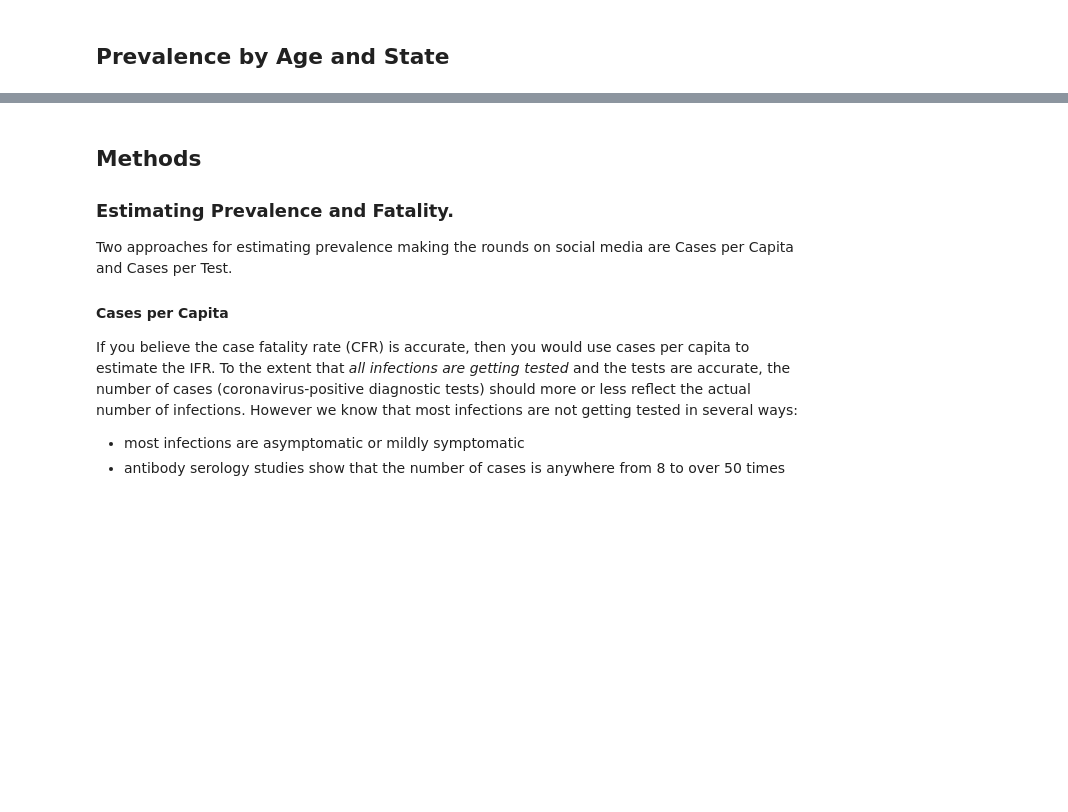
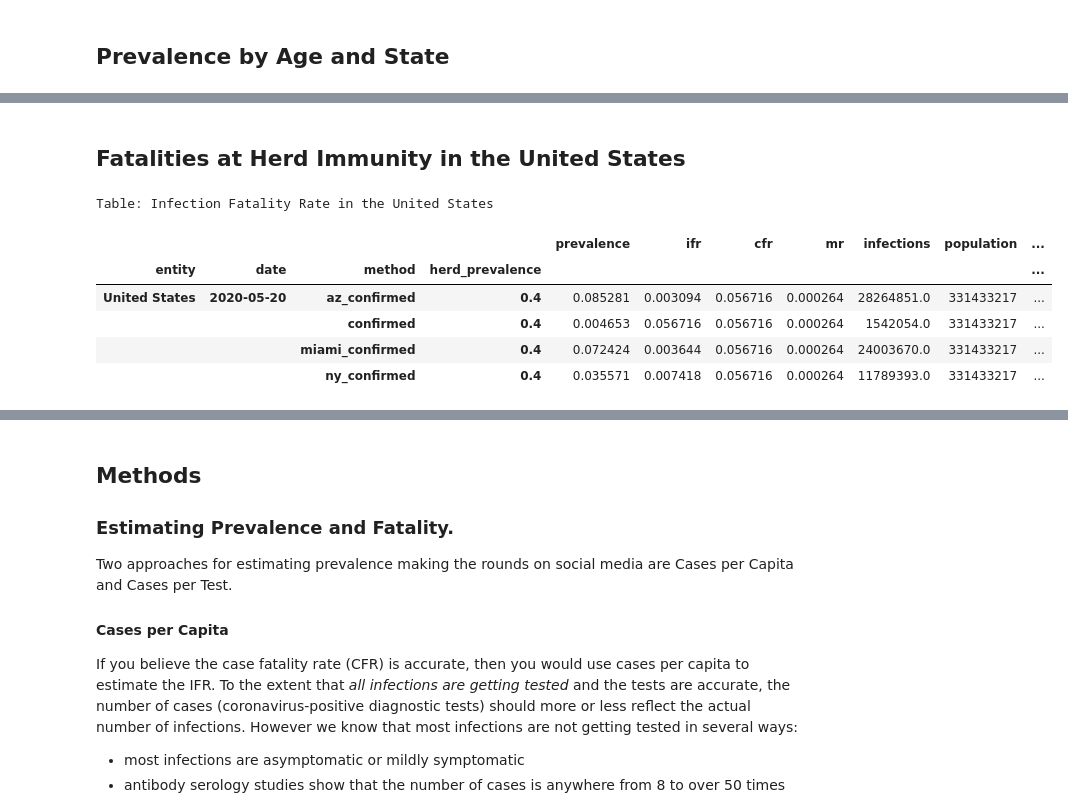
Before and after one commit to todddeluca/coronavirus, a Jupyter notebook: coronavirus_prevalence.ipynb, the cells around one changed output, grey strips where cells are left out. Saved outputs shown, nothing was run; the diff lists cells and outputs as text; code cells hidden in the pictures; blank space fills up the shorter version.

```diff
--- a/coronavirus_prevalence.ipynb
+++ b/coronavirus_prevalence.ipynb
@@ -373,3 +352,39 @@ Table: Infection Fatality Rate by Age and State
 |  |  |  |  | 60-69 | 0.018386 | 0.002025 | 0.011182 | 0.000037 | 4928.0 | 268051.0 | ... |
 |  |  |  |  | 70-79 | 0.018386 | 0.008045 | 0.038188 | 0.000148 | 2842.0 | 154557.0 | ... |
 |  |  |  |  | 80+ | 0.018386 | 0.034172 | 0.053740 | 0.000628 | 1465.0 | 79695.0 | ... |
+# %% [markdown]
+## Fatalities at Herd Immunity in the United States
+# %%
+df = states_df
+df = df.loc[:, ['date', 'entity', 'deaths', 'cases', 'tests', 'population']]
+df = add_infections_dimension(df)
+# summarize across entities
+df = df.groupby(['date', 'method'])[
+    ['deaths', 'infections', 'cases', 'tests', 'population']].sum().reset_index()
+df['entity'] = 'United States'
+# add derived columns
+df = add_ifr_cols(df)
+df = add_herd_cols(df, herd_prevalence=0.4)
+# most recent date
+df = df.groupby(['entity', 'method']).last().reset_index()
+
+# Display Table
+df = format_for_display(df)
+print('Table: Infection Fatality Rate in the United States')
+display(df.loc[
+#     (df['method'] == 'miami_confirmed')
+    :
+    ,
+    ['entity', 'date', 'method',
+     'prevalence', 'ifr', 'cfr', 'mr', 'infections',
+     'population', 'tests', 'cases',  'deaths',
+     'herd_prevalence', 'herd_infections', 'herd_deaths', 'herd_mr']]
+       .groupby(['entity', 'date', 'method', 'herd_prevalence']).last())
+# %% [output]
+Table: Infection Fatality Rate in the United States
+|  |  |  |  | prevalence | ifr | cfr | mr | infections | population | ... |
+| entity | date | method | herd_prevalence |  |  |  |  |  |  | ... |
+| United States | 2020-05-20 | az_confirmed | 0.4 | 0.085281 | 0.003094 | 0.056716 | 0.000264 | 28264851.0 | 331433217 | ... |
+|  |  | confirmed | 0.4 | 0.004653 | 0.056716 | 0.056716 | 0.000264 | 1542054.0 | 331433217 | ... |
+|  |  | miami_confirmed | 0.4 | 0.072424 | 0.003644 | 0.056716 | 0.000264 | 24003670.0 | 331433217 | ... |
+|  |  | ny_confirmed | 0.4 | 0.035571 | 0.007418 | 0.056716 | 0.000264 | 11789393.0 | 331433217 | ... |
```
Also changed, not shown: parts of 4 cells of this notebook, 2 other files.
